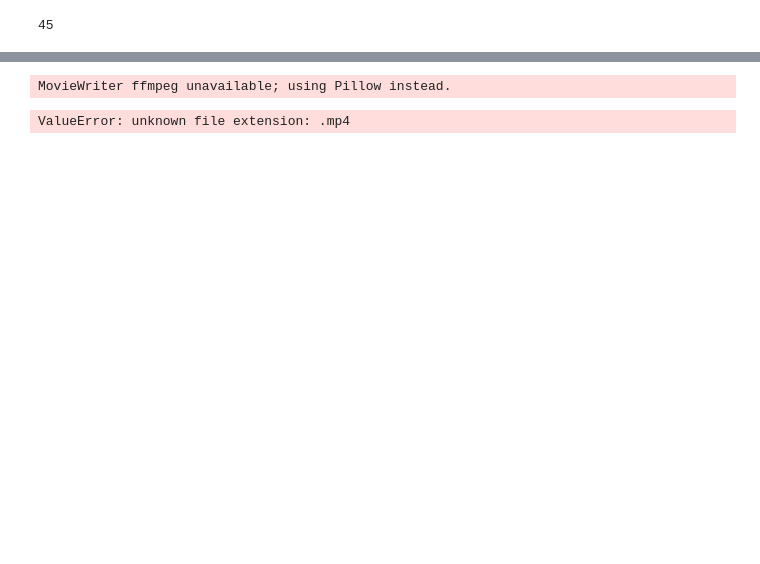
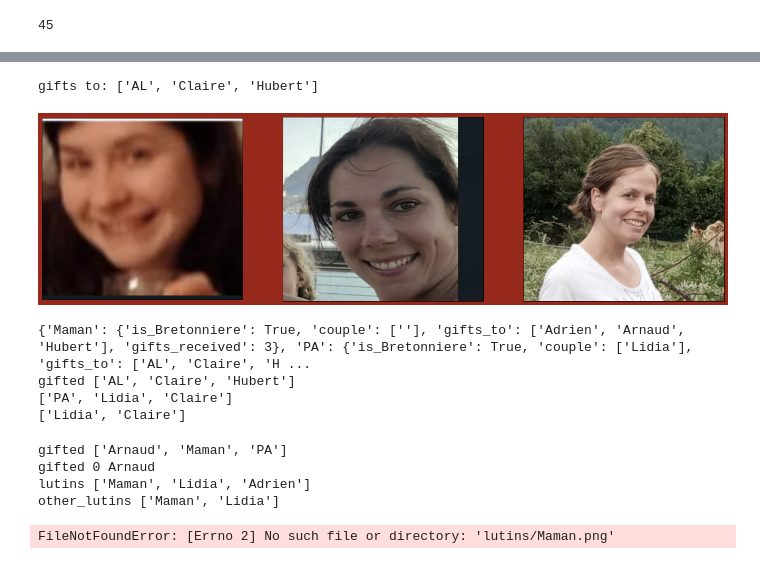
Before and after one commit to pabreto/secret_santa, a Jupyter notebook: secret_santa.ipynb, the cells around one changed output, grey strips where cells are left out. Saved outputs shown, nothing was run; the diff lists cells and outputs as text; code cells hidden in the pictures; blank space fills up the shorter version.

Commit message:
automatize video and copy of images (possible bug in video generation)

```diff
--- a/secret_santa.ipynb
+++ b/secret_santa.ipynb
@@ -32,6 +34,7 @@ def initialization():
 family_dict=initialization()
 n_people = len(family_dict)
 max_combinations = math.comb(n_people-1,n_gifts)
+people = list(family_dict.keys())
 # %%
 def check_bretonniere(test):
     has_bretonniere = any(family_dict[test[i]]['is_Bretonniere'] for i in range(len(test)))
@@ -173,0 +149,16 @@ print(random_sequence)
+# %%
+#instead of the generate_random_sequence that generates numbers (with no 2 consecutive ones), we generate a list of names
+def generate_random_names_sequence(n,people):
+    rd.shuffle(people)
+    random_names_sequence = []
+
+    for i in range(n):
+    # Ensure that consecutive elements are not the same
+        while True:
+            name = rd.choice(people)
+            if not random_names_sequence or random_names_sequence[-1] != name:
+                random_names_sequence.append(name)
+                break
+    return random_names_sequence
+
+generate_random_names_sequence(5,people)
@@ -174,8 +167,15 @@ print(random_sequence)
 # %%
 nb=1
-list(family_dict.keys())[0]
-family_dict[list(family_dict.keys())[nb]]["gifts_to"][0]
-rdms = generate_random_sequence(10)
+gifter="PA"
+index_gifter = people.index(gifter)
+print("index_gifter:",index_gifter)
+print("-")
+print(family_dict[gifter]["gifts_to"])
+print("--")
+#print(family_dict[list(family_dict.keys())[nb]])
+print("---")
+#print(family_dict[list(family_dict.keys())[nb]]["gifts_to"][0])
+rdms = generate_random_names_sequence(10,people)
 for i,nb in enumerate(rdms):
     print(i,nb)
 # %% [output]
@@ -272,6 +297,6 @@ KeyError: 6
 # %%
 for i in range(n_people):
-    person=list(family_dict.keys())[i]
+    person=people[i]
     print(person)
     list_imgs_0, list_imgs_1, list_imgs_2 = create_image_list(person,family_dict,total_frames)
 # %% [output]
@@ -321,5 +348,24 @@ ani = FuncAnimation(fig, update, frames=total_frames, init_func=init_video, repe
 # %%
-ani.save('test_roulette.mp4')#, dpi=5)
+gifter="PA"
+print("gifts to:",family_dict[gifter]["gifts_to"])
+create_video(gifter,family_dict,total_frames)
+#wrong display: is it because it doesn't show the last image of the video or because the last image of the video is wrong (then see previous comments)
 # %% [output]
-MovieWriter ffmpeg unavailable; using Pillow instead.
+gifts to: ['AL', 'Claire', 'Hubert']
-ValueError: unknown file extension: .mp4
+[figure, added]
+# %%
+print(family_dict)
+gifter="PA"
+gifted=family_dict[gifter]["gifts_to"]
+print("gifted",gifted)
+
+gifters_0 = [person for person, details in family_dict.items() if gifted[0] in details["gifts_to"]]
+print(gifters_0)
+
+other_gifters = [giver for giver in gifters_0 if giver != gifter ]
+print(other_gifters)
+# %% [output]
+{'Maman': {'is_Bretonniere': True, 'couple': [''], 'gifts_to': ['Adrien', 'Arnaud', 'Hubert'], 'gifts_received': 3}, 'PA': {'is_Bretonniere': True, 'couple': ['Lidia'], 'gifts_to': ['AL', 'Claire', 'H ...
+gifted ['AL', 'Claire', 'Hubert']
+['PA', 'Lidia', 'Claire']
+['Lidia', 'Claire']
@@ -325,0 +385,10 @@ ValueError: unknown file extension: .mp4
+# %%
+for gifter in people:
+    copy_files(gifter,family_dict)
+#Won't work until we have all the lutins/*png
+# %% [output]
+gifted ['Arnaud', 'Maman', 'PA']
+gifted 0 Arnaud
+lutins ['Maman', 'Lidia', 'Adrien']
+other_lutins ['Maman', 'Lidia']
+FileNotFoundError: [Errno 2] No such file or directory: 'lutins/Maman.png'
```
Also changed, not shown: parts of 13 cells of this notebook.
